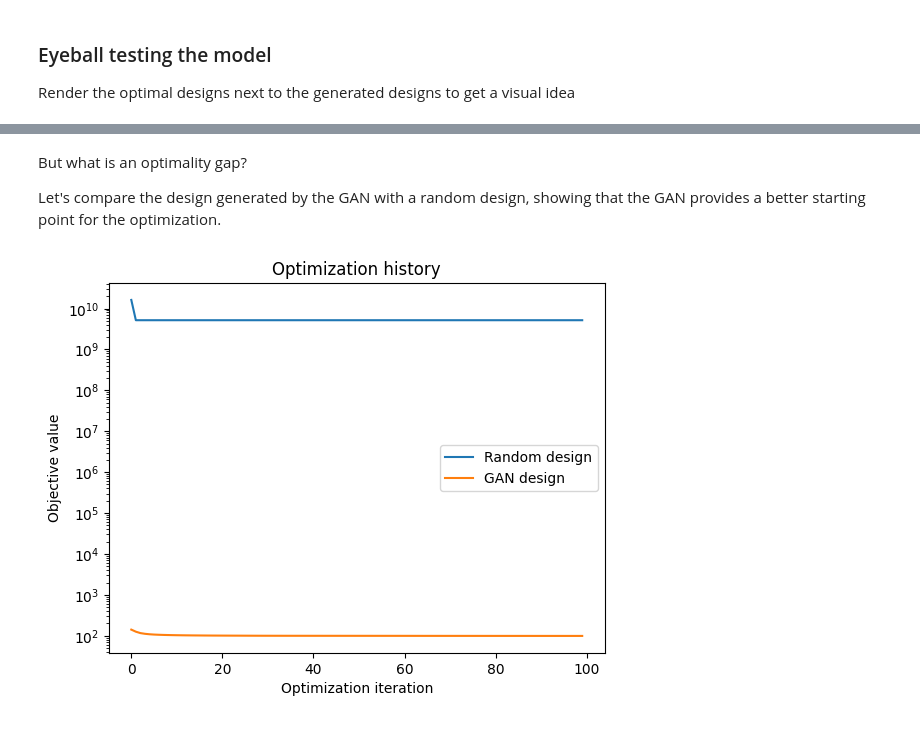
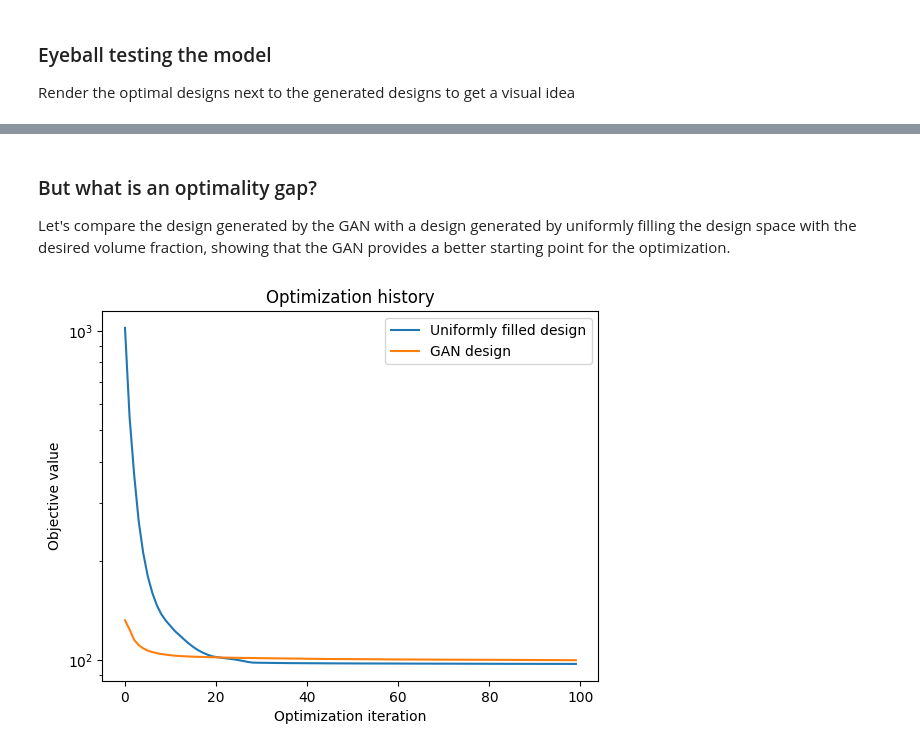
Before and after one commit to Psych17101/EngiOpt, a Jupyter notebook: example_easy_model.ipynb, the cells around one changed output, grey strips where cells are left out. Saved outputs shown, nothing was run; the diff lists cells and outputs as text; code cells hidden in the pictures.

```diff
--- a/example_easy_model.ipynb
+++ b/example_easy_model.ipynb
@@ -155,7 +179,10 @@ conditions_tensor = th.tensor([list(c.values()) for c in conditions], device=dev
 conditions_tensor = conditions_tensor.unsqueeze(-1).unsqueeze(-1)  # Reshape to match the expected input shape for the model
 
 # Sample noise as generator input
-z = th.randn((n_samples, run.config["latent_dim"], 1, 1), device=device, dtype=th.float)
+if use_wandb:
+    z = th.randn((n_samples, run.config["latent_dim"], 1, 1), device=device, dtype=th.float)
+else:
+    z = th.randn((n_samples, 32, 1, 1), device=device, dtype=th.float)
 
 # Generate a batch of designs
 gen_designs = model(z, conditions_tensor)
@@ -232,37 +259,36 @@ Final optimality gaps: [-34.62917695928226, 3.6488218650833204, 0.00032380705663
 # %% [markdown]
-But what is an optimality gap?
+### But what is an optimality gap?
 
-Let's compare the design generated by the GAN with a random design, showing that the GAN provides a better starting point for the optimization.
+Let's compare the design generated by the GAN with a design generated by uniformly filling the design space with the desired volume fraction, showing that the GAN provides a better starting point for the optimization.
 # %%
 # choosing one design that was generated by the GAN
 design_nb = 0
 design = gen_designs[design_nb]
 opt_history = opt_histories[design_nb]
 
 conditions_nb = conditions[design_nb]  # these are the conditions that were used to generate the design
 volfrac = conditions_nb["volfrac"]
 
-# let's generate a random design with the desired volume fraction
+# let's generate a design with the desired volume fraction
 design_shape = problem.design_space.shape
-# generate the design with shape design_shape with random values between 0 and 1 with probability volfrac
-rng = np.random.default_rng(42)
-design = rng.random(design_shape) < volfrac
+# generate the design with shape design_shape uniformly filled with the desired volume fraction
+design = np.ones(design_shape) * volfrac
 
-# let's optimize the random design
-opt_design_random, opt_history_random = problem.optimize(design, config=conditions_nb)
+# let's optimize the design
+opt_design_uniform, opt_history_uniform = problem.optimize(design, config=conditions_nb)
 
-obj_values_random = [optistep.obj_values[0] for optistep in opt_history_random]
+obj_values_uniform = [optistep.obj_values[0] for optistep in opt_history_uniform]
 obj_values_gen = [optistep.obj_values[0] for optistep in opt_history]
 
 # let's plot both optimization histories
-plt.plot(obj_values_random, label="Random design")
+plt.plot(obj_values_uniform, label="Uniformly filled design")
 plt.plot(obj_values_gen, label="GAN design")
 plt.xlabel("Optimization iteration")
 plt.ylabel("Objective value")
 plt.yscale("log")
 plt.title("Optimization history")
 plt.legend()
 plt.show()
 # %% [output]
-[figure, old version]
+[figure, new version]
 # %% [markdown]
```
Also changed, not shown: parts of 12 cells of this notebook.
